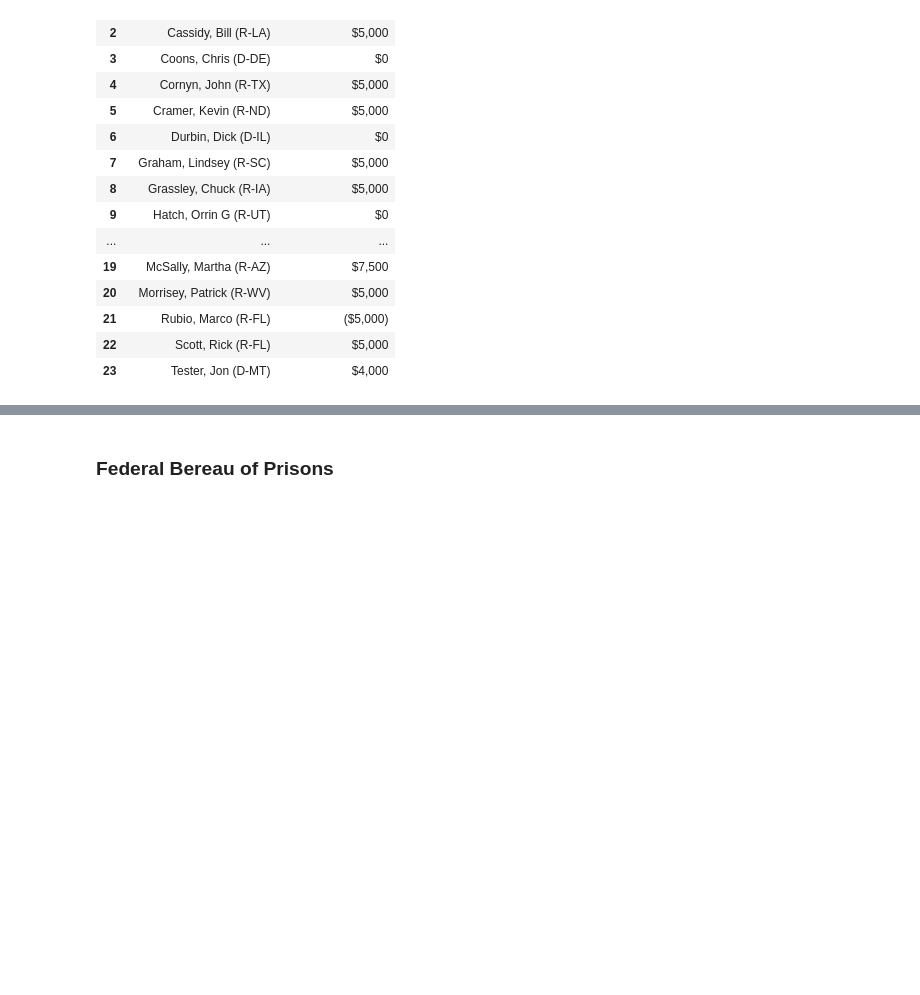
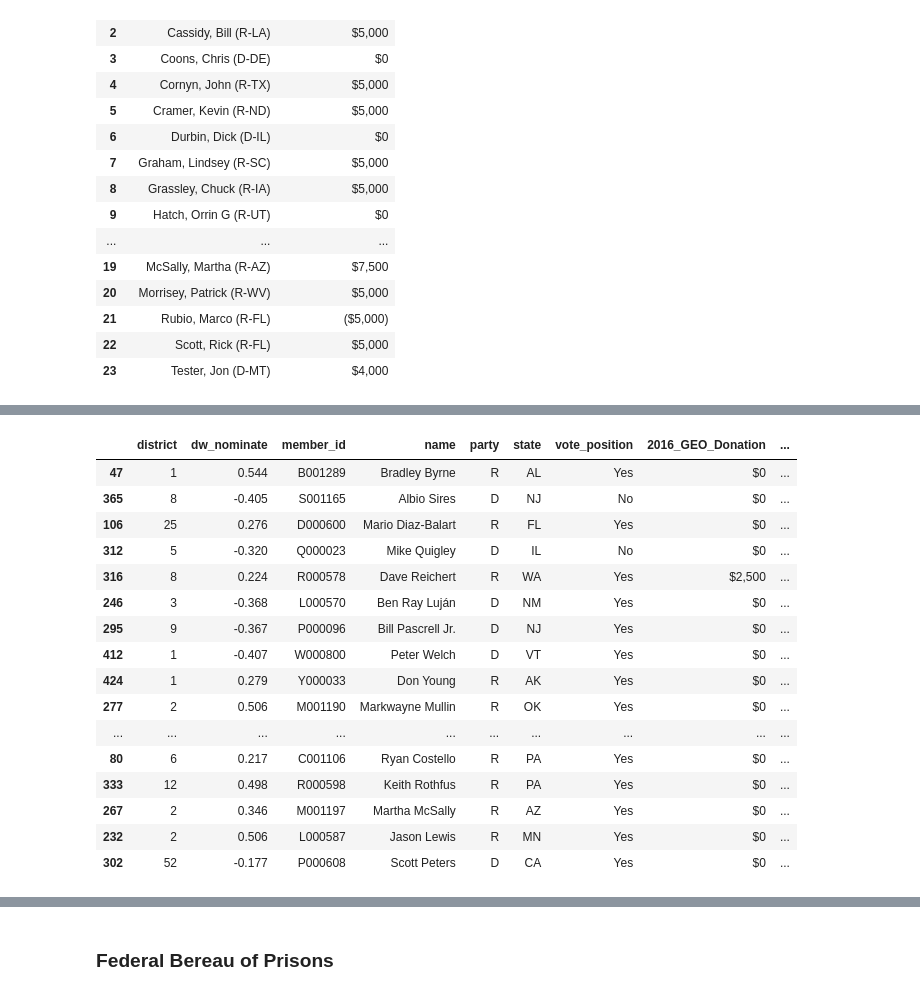
Before and after one commit to EricMa206/Module3Project, a Jupyter notebook: Project 3 Congress.ipynb, the cells around one changed output, grey strips where cells are left out. Cells and saved outputs as stored; diff of their text form; code cells hidden in the pictures; blank space fills up the shorter version.

```diff
--- a/Project 3 Congress.ipynb
+++ b/Project 3 Congress.ipynb
@@ -592,0 +751,2 @@ senate_2018_geo_df
+# %%
+h_votes_donations.drop(['Name_x', 'Name_y'], axis =1, inplace=True)
@@ -592,0 +755,20 @@ senate_2018_geo_df
+# %%
+h_votes_donations.sample(50)
+# %% [output]
+|  | district | dw_nominate | member_id | name | party | state | vote_position | 2016_GEO_Donation | ... |
+| 47 | 1 | 0.544 | B001289 | Bradley Byrne | R | AL | Yes | $0 | ... |
+| 365 | 8 | -0.405 | S001165 | Albio Sires | D | NJ | No | $0 | ... |
+| 106 | 25 | 0.276 | D000600 | Mario Diaz-Balart | R | FL | Yes | $0 | ... |
+| 312 | 5 | -0.320 | Q000023 | Mike Quigley | D | IL | No | $0 | ... |
+| 316 | 8 | 0.224 | R000578 | Dave Reichert | R | WA | Yes | $2,500 | ... |
+| 246 | 3 | -0.368 | L000570 | Ben Ray Luján | D | NM | Yes | $0 | ... |
+| 295 | 9 | -0.367 | P000096 | Bill Pascrell Jr. | D | NJ | Yes | $0 | ... |
+| 412 | 1 | -0.407 | W000800 | Peter Welch | D | VT | Yes | $0 | ... |
+| 424 | 1 | 0.279 | Y000033 | Don Young | R | AK | Yes | $0 | ... |
+| 277 | 2 | 0.506 | M001190 | Markwayne Mullin | R | OK | Yes | $0 | ... |
+| ... | ... | ... | ... | ... | ... | ... | ... | ... | ... |
+| 80 | 6 | 0.217 | C001106 | Ryan Costello | R | PA | Yes | $0 | ... |
+| 333 | 12 | 0.498 | R000598 | Keith Rothfus | R | PA | Yes | $0 | ... |
+| 267 | 2 | 0.346 | M001197 | Martha McSally | R | AZ | Yes | $0 | ... |
+| 232 | 2 | 0.506 | L000587 | Jason Lewis | R | MN | Yes | $0 | ... |
+| 302 | 52 | -0.177 | P000608 | Scott Peters | D | CA | Yes | $0 | ... |
```
Also changed, not shown: parts of 30 cells of this notebook, 1 other file.
